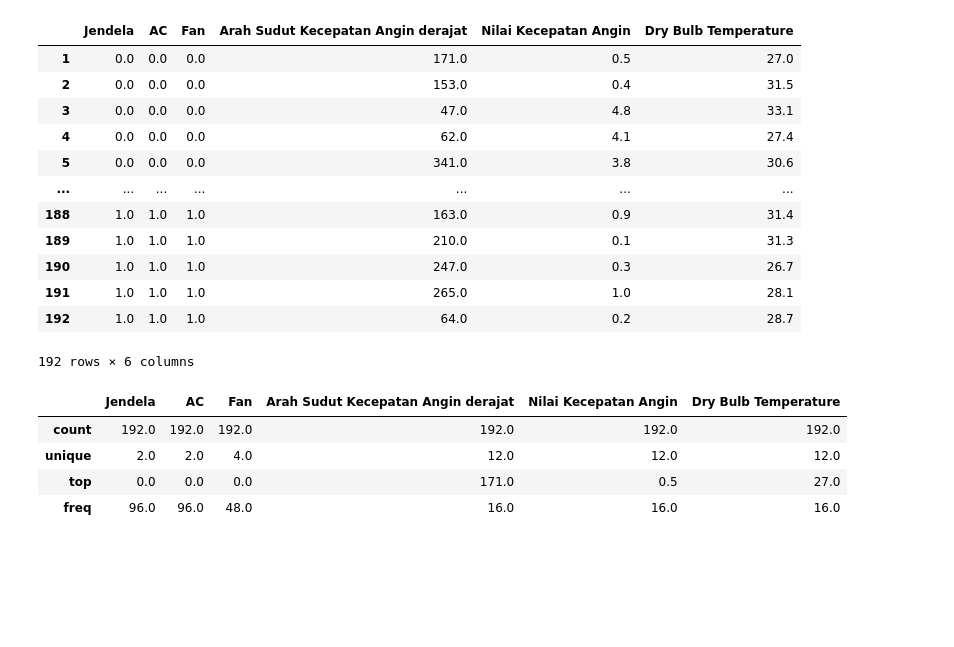
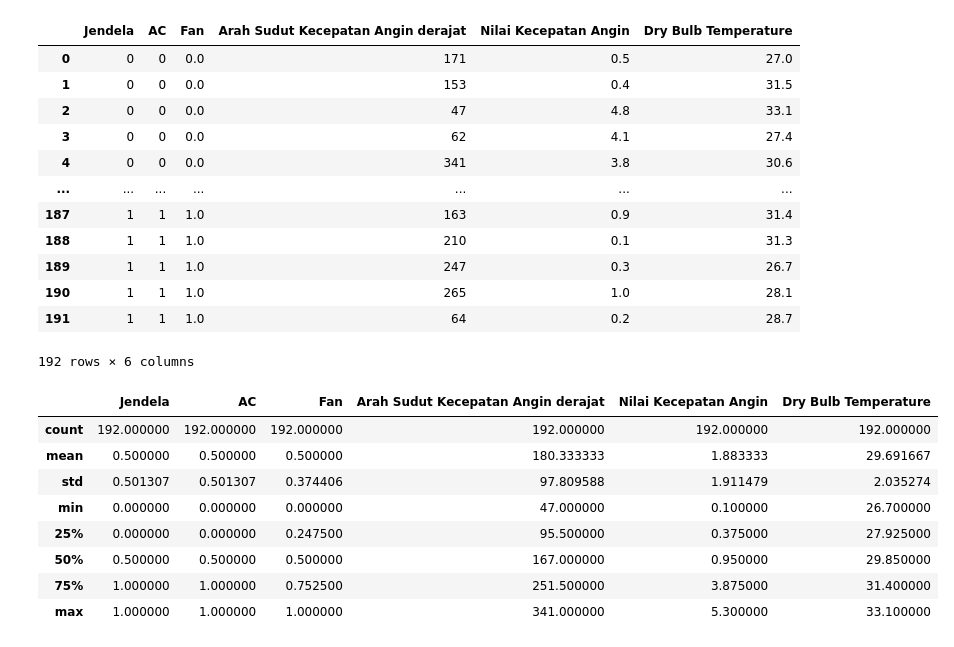
Before and after one commit to yfhkucing/RandomForestBMS, a Jupyter notebook: DataBMS.ipynb, the cells around one changed output. Cells and saved outputs as stored; diff of their text form; code cells hidden in the pictures; blank space fills up the shorter version.

```diff
--- a/DataBMS.ipynb
+++ b/DataBMS.ipynb
@@ -4,37 +4,43 @@
 import pandas as pd
 import numpy as np
 # %%
-df = pd.read_excel('Koordinat dan Input Skenario.xlsx',sheet_name='Input Skenario')
+#dataframe
+
+df = pd.read_excel('Koordinat dan Input Skenario.xlsx',sheet_name='InputSkenario')
 new_header = df.iloc[0] #grab the first row for the header
-df = df[1:] #take the data less the header row
-df.columns = new_header #set the header row as the df header
+#df = df[1:] #take the data less the header row
+#df.columns = new_header #set the header row as the df header
 df.columns = df.columns.fillna('to_drop')
-df.drop('to_drop', axis = 1, inplace = True)
-df.drop('Skenario Lama', axis = 1, inplace = True)
-df.drop('PIC', axis = 1, inplace = True)
-df.drop('Iterasi', axis = 1, inplace = True)
-df.drop('Tanggal', axis = 1, inplace = True)
+#df.drop('to_drop', axis = 1, inplace = True)
+#df.drop('Skenario Lama', axis = 1, inplace = True)
+#df.drop('PIC', axis = 1, inplace = True)
+#df.drop('Iterasi', axis = 1, inplace = True)
+#df.drop('Tanggal', axis = 1, inplace = True)
 df.drop('Jam', axis = 1, inplace = True)
 df
 # %% [output]
 |  | Jendela | AC | Fan | Arah Sudut Kecepatan Angin derajat | Nilai Kecepatan Angin | Dry Bulb Temperature |
-| 1 | 0.0 | 0.0 | 0.0 | 171.0 | 0.5 | 27.0 |
-| 2 | 0.0 | 0.0 | 0.0 | 153.0 | 0.4 | 31.5 |
-| 3 | 0.0 | 0.0 | 0.0 | 47.0 | 4.8 | 33.1 |
-| 4 | 0.0 | 0.0 | 0.0 | 62.0 | 4.1 | 27.4 |
-| 5 | 0.0 | 0.0 | 0.0 | 341.0 | 3.8 | 30.6 |
+| 0 | 0 | 0 | 0.0 | 171 | 0.5 | 27.0 |
+| 1 | 0 | 0 | 0.0 | 153 | 0.4 | 31.5 |
+| 2 | 0 | 0 | 0.0 | 47 | 4.8 | 33.1 |
+| 3 | 0 | 0 | 0.0 | 62 | 4.1 | 27.4 |
+| 4 | 0 | 0 | 0.0 | 341 | 3.8 | 30.6 |
 | ... | ... | ... | ... | ... | ... | ... |
-| 188 | 1.0 | 1.0 | 1.0 | 163.0 | 0.9 | 31.4 |
-| 189 | 1.0 | 1.0 | 1.0 | 210.0 | 0.1 | 31.3 |
-| 190 | 1.0 | 1.0 | 1.0 | 247.0 | 0.3 | 26.7 |
-| 191 | 1.0 | 1.0 | 1.0 | 265.0 | 1.0 | 28.1 |
-| 192 | 1.0 | 1.0 | 1.0 | 64.0 | 0.2 | 28.7 |
+| 187 | 1 | 1 | 1.0 | 163 | 0.9 | 31.4 |
+| 188 | 1 | 1 | 1.0 | 210 | 0.1 | 31.3 |
+| 189 | 1 | 1 | 1.0 | 247 | 0.3 | 26.7 |
+| 190 | 1 | 1 | 1.0 | 265 | 1.0 | 28.1 |
+| 191 | 1 | 1 | 1.0 | 64 | 0.2 | 28.7 |
 192 rows × 6 columns
 # %%
-df.describe(include='all')
+df.describe()
 # %% [output]
 |  | Jendela | AC | Fan | Arah Sudut Kecepatan Angin derajat | Nilai Kecepatan Angin | Dry Bulb Temperature |
-| count | 192.0 | 192.0 | 192.0 | 192.0 | 192.0 | 192.0 |
-| unique | 2.0 | 2.0 | 4.0 | 12.0 | 12.0 | 12.0 |
-| top | 0.0 | 0.0 | 0.0 | 171.0 | 0.5 | 27.0 |
-| freq | 96.0 | 96.0 | 48.0 | 16.0 | 16.0 | 16.0 |
+| count | 192.000000 | 192.000000 | 192.000000 | 192.000000 | 192.000000 | 192.000000 |
+| mean | 0.500000 | 0.500000 | 0.500000 | 180.333333 | 1.883333 | 29.691667 |
+| std | 0.501307 | 0.501307 | 0.374406 | 97.809588 | 1.911479 | 2.035274 |
+| min | 0.000000 | 0.000000 | 0.000000 | 47.000000 | 0.100000 | 26.700000 |
+| 25% | 0.000000 | 0.000000 | 0.247500 | 95.500000 | 0.375000 | 27.925000 |
+| 50% | 0.500000 | 0.500000 | 0.500000 | 167.000000 | 0.950000 | 29.850000 |
+| 75% | 1.000000 | 1.000000 | 0.752500 | 251.500000 | 3.875000 | 31.400000 |
+| max | 1.000000 | 1.000000 | 1.000000 | 341.000000 | 5.300000 | 33.100000 |
```
Also changed, not shown: parts of 7 cells of this notebook.
